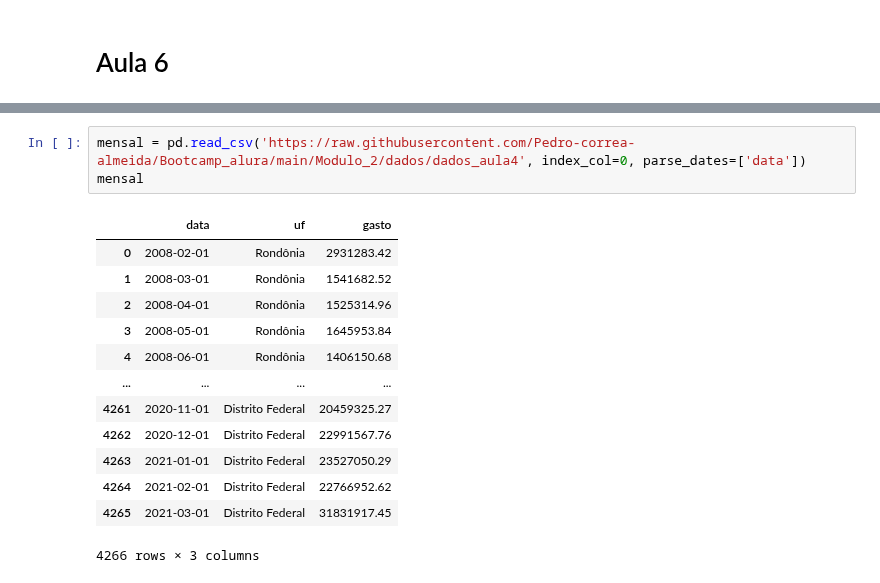
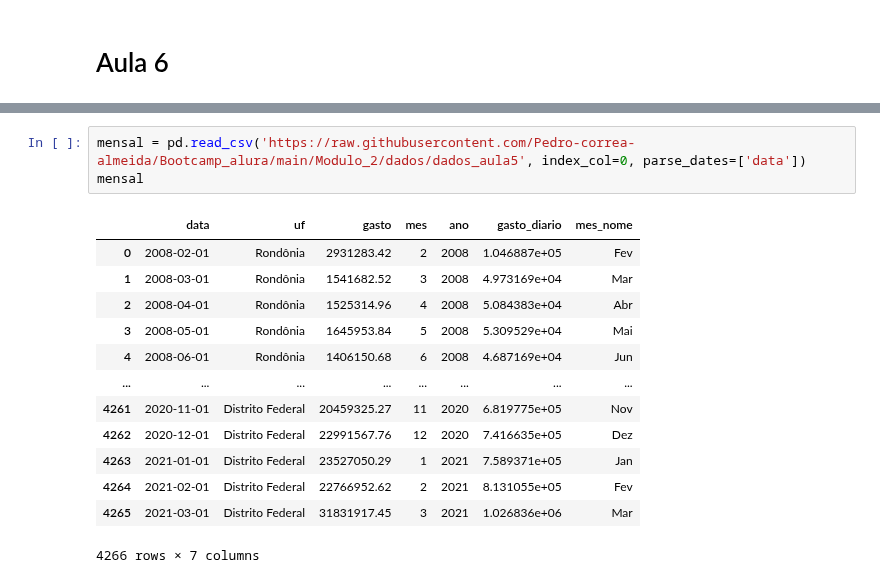
Before and after one commit to PedroHCAlmeida/Bootcamp_alura, a Jupyter notebook: Modulo_2/aulas/Aula6.ipynb, the cells around one changed output, grey strips where cells are left out. Saved outputs shown, nothing was run; the diff lists cells and outputs as text.

```diff
--- a/Modulo_2/aulas/Aula6.ipynb
+++ b/Modulo_2/aulas/Aula6.ipynb
@@ -7,18 +15,18 @@ import matplotlib.pyplot as plt
 # %%
-mensal = pd.read_csv('https://raw.githubusercontent.com/Pedro-correa-almeida/Bootcamp_alura/main/Modulo_2/dados/dados_aula4', index_col=0, parse_dates=['data'])
+mensal = pd.read_csv('https://raw.githubusercontent.com/Pedro-correa-almeida/Bootcamp_alura/main/Modulo_2/dados/dados_aula5', index_col=0, parse_dates=['data'])
 mensal
 # %% [output]
-|  | data | uf | gasto |
-| 0 | 2008-02-01 | Rondônia | 2931283.42 |
-| 1 | 2008-03-01 | Rondônia | 1541682.52 |
-| 2 | 2008-04-01 | Rondônia | 1525314.96 |
-| 3 | 2008-05-01 | Rondônia | 1645953.84 |
-| 4 | 2008-06-01 | Rondônia | 1406150.68 |
-| ... | ... | ... | ... |
-| 4261 | 2020-11-01 | Distrito Federal | 20459325.27 |
-| 4262 | 2020-12-01 | Distrito Federal | 22991567.76 |
-| 4263 | 2021-01-01 | Distrito Federal | 23527050.29 |
-| 4264 | 2021-02-01 | Distrito Federal | 22766952.62 |
-| 4265 | 2021-03-01 | Distrito Federal | 31831917.45 |
+|  | data | uf | gasto | mes | ano | gasto_diario | mes_nome |
+| 0 | 2008-02-01 | Rondônia | 2931283.42 | 2 | 2008 | 1.046887e+05 | Fev |
+| 1 | 2008-03-01 | Rondônia | 1541682.52 | 3 | 2008 | 4.973169e+04 | Mar |
+| 2 | 2008-04-01 | Rondônia | 1525314.96 | 4 | 2008 | 5.084383e+04 | Abr |
+| 3 | 2008-05-01 | Rondônia | 1645953.84 | 5 | 2008 | 5.309529e+04 | Mai |
+| 4 | 2008-06-01 | Rondônia | 1406150.68 | 6 | 2008 | 4.687169e+04 | Jun |
+| ... | ... | ... | ... | ... | ... | ... | ... |
+| 4261 | 2020-11-01 | Distrito Federal | 20459325.27 | 11 | 2020 | 6.819775e+05 | Nov |
+| 4262 | 2020-12-01 | Distrito Federal | 22991567.76 | 12 | 2020 | 7.416635e+05 | Dez |
+| 4263 | 2021-01-01 | Distrito Federal | 23527050.29 | 1 | 2021 | 7.589371e+05 | Jan |
+| 4264 | 2021-02-01 | Distrito Federal | 22766952.62 | 2 | 2021 | 8.131055e+05 | Fev |
+| 4265 | 2021-03-01 | Distrito Federal | 31831917.45 | 3 | 2021 | 1.026836e+06 | Mar |
-4266 rows × 3 columns
+4266 rows × 7 columns
 # %%
```
Also changed, not shown: parts of 5 cells of this notebook.
